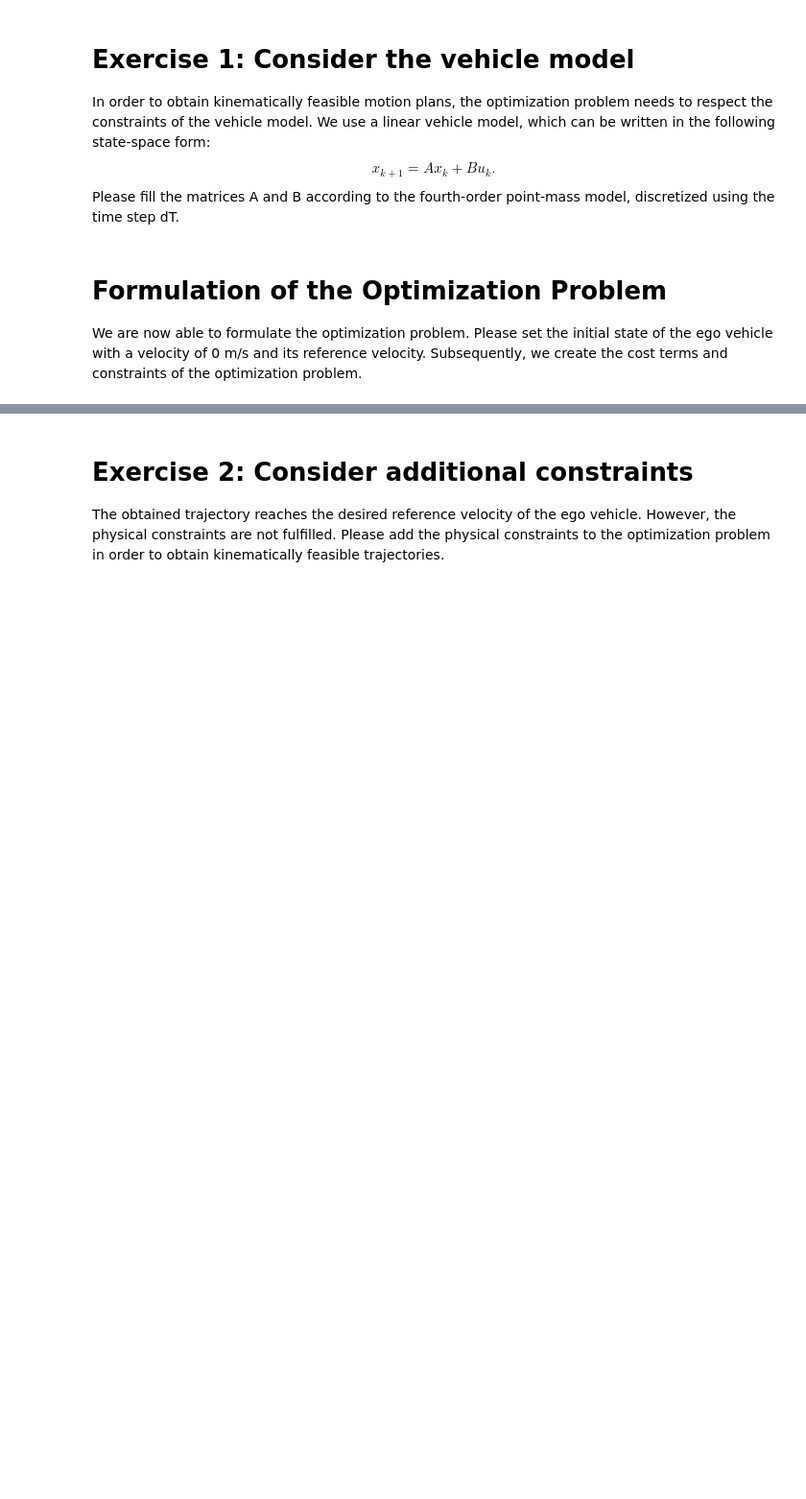
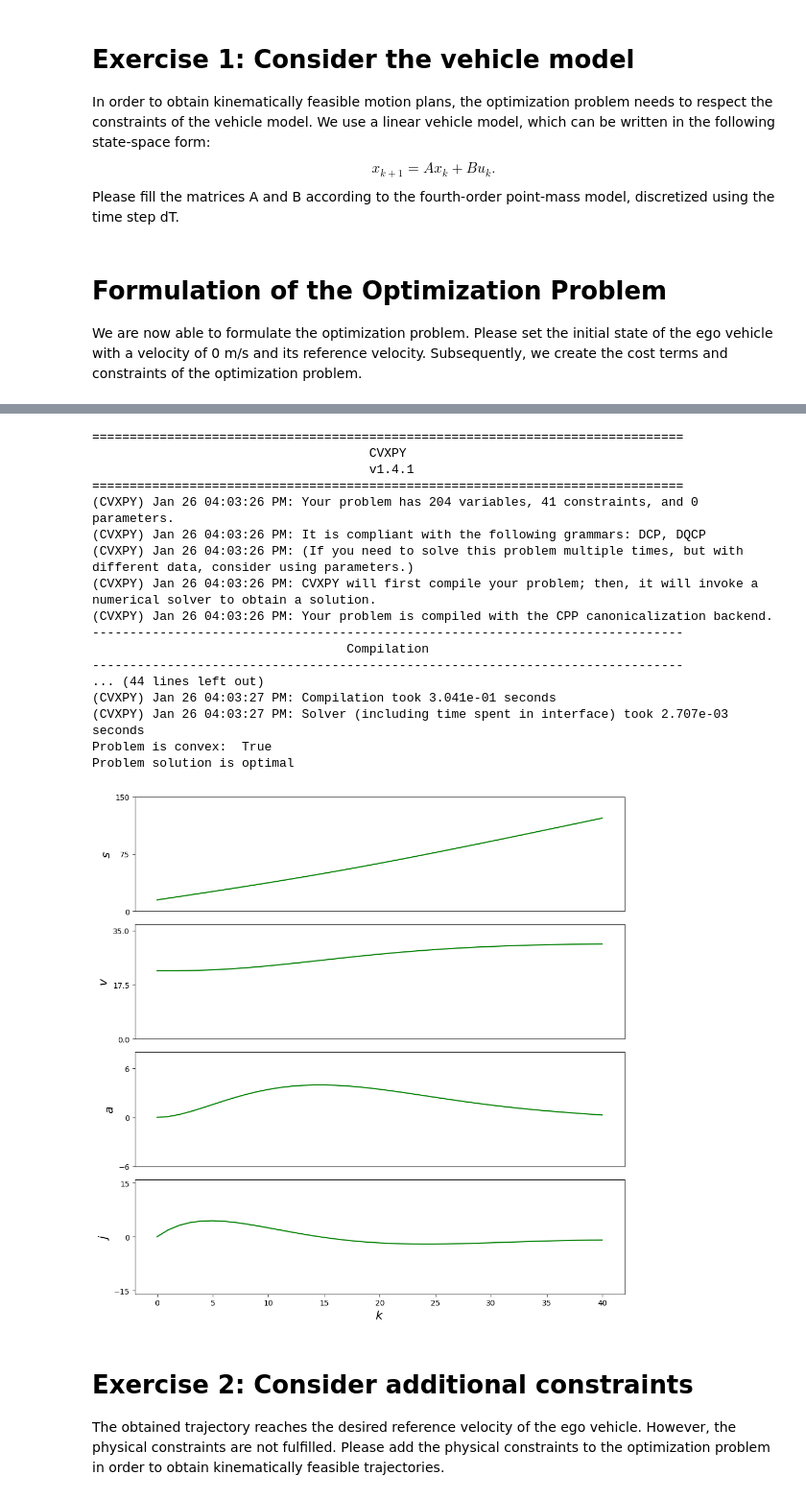
Before and after one commit to CommonRoad/commonroad-io, a Jupyter notebook: tutorials/optimization.ipynb, the cells around one changed output, grey strips where cells are left out. Shown at 96% size. Cells and saved outputs as stored; diff of their text form; code cells hidden in the pictures; blank space fills up the shorter version.

Commit message:
Use planner interface for first two planners

```diff
--- a/tutorials/optimization.ipynb
+++ b/tutorials/optimization.ipynb
@@ -188,14 +173,14 @@ R = w_u
 
 In order to obtain kinematically feasible motion plans, the optimization problem needs to respect the constraints of the vehicle model. We use a linear vehicle model, which can be written in the following state-space form: $$x_{k+1} = A x_k + B u_k.$$ Please fill the matrices A and B according to the fourth-order point-mass model, discretized using the time step dT.
 # %%
-A = npy.array([[1,dT,(dT**2)/2,(dT**3)/6],
-               [0,1,dT,(dT**2)/2],
-               [0,0,1,dT],
-               [0,0,0,1]])
-B = npy.array([(dT**4)/24,
-               (dT**3)/6,
-               (dT**2)/2,
-               dT]).reshape([n,])
+A = np.array([[1, dT, (dT ** 2) / 2, (dT ** 3) / 6],
+              [0, 1, dT, (dT ** 2) / 2],
+              [0, 0, 1, dT],
+              [0, 0, 0, 1]])
+B = np.array([(dT ** 4) / 24,
+              (dT ** 3) / 6,
+              (dT ** 2) / 2,
+              dT]).reshape([n, ])
 # %% [markdown]
 # Formulation of the Optimization Problem
 
@@ -259,3 +245,30 @@ Problem solution is optimal
+# %%
+# get the initial state of the ego vehicle from the planning problem set
+planning_problem = planning_problem_set.find_planning_problem_by_id(100)
+planner = VehicleModelPlanner(A, B, Q, R)
+x = planner.plan(scenario, planning_problem)
+
+# plot results
+plot_state_vector(x, c)
+# %% [output]
+===============================================================================
+                                     CVXPY
+                                     v1.4.1
+===============================================================================
+(CVXPY) Jan 26 04:03:26 PM: Your problem has 204 variables, 41 constraints, and 0 parameters.
+(CVXPY) Jan 26 04:03:26 PM: It is compliant with the following grammars: DCP, DQCP
+(CVXPY) Jan 26 04:03:26 PM: (If you need to solve this problem multiple times, but with different data, consider using parameters.)
+(CVXPY) Jan 26 04:03:26 PM: CVXPY will first compile your problem; then, it will invoke a numerical solver to obtain a solution.
+(CVXPY) Jan 26 04:03:26 PM: Your problem is compiled with the CPP canonicalization backend.
+-------------------------------------------------------------------------------
+                                  Compilation
+-------------------------------------------------------------------------------
+... (44 lines left out)
+(CVXPY) Jan 26 04:03:27 PM: Compilation took 3.041e-01 seconds
+(CVXPY) Jan 26 04:03:27 PM: Solver (including time spent in interface) took 2.707e-03 seconds
+Problem is convex:  True
+Problem solution is optimal
+[figure, added]
 # %% [markdown]
 # Exercise 2: Consider additional constraints
 
```
Also changed, not shown: parts of 14 cells of this notebook.
